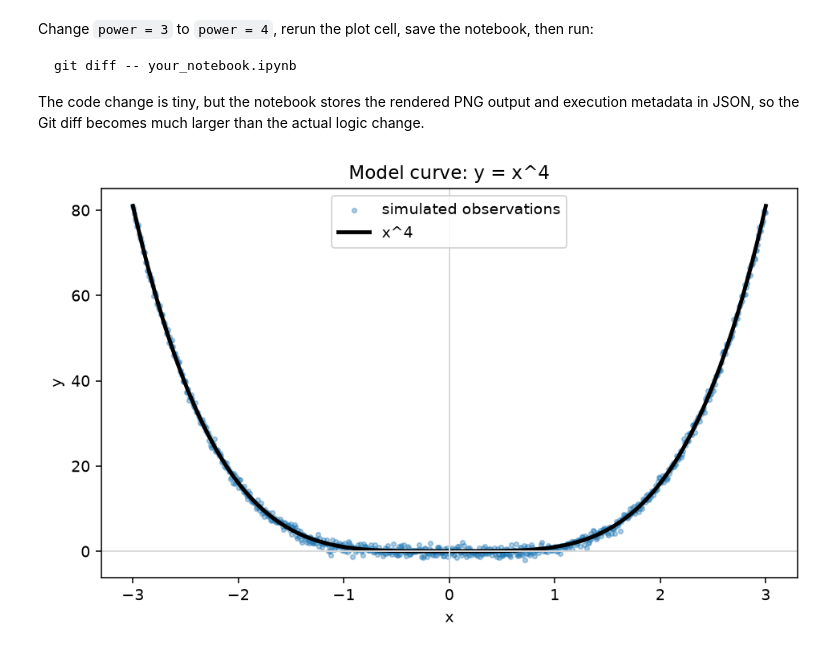
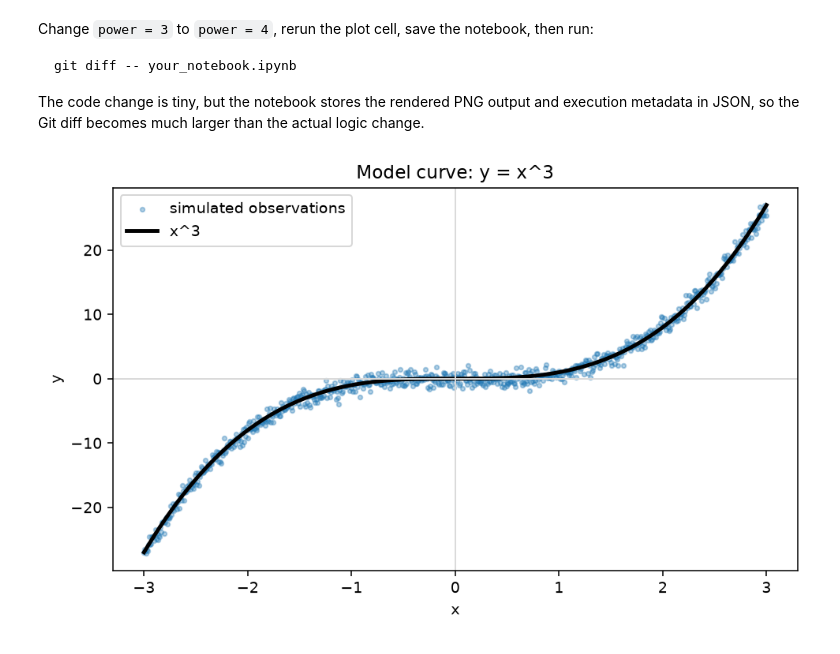
Before and after one commit to parulnith/marimo-course-prototype, a Jupyter notebook: course/notebooks/module-2/2_3_jupyter_diff_demo.ipynb, the cells around one changed output. Cells and saved outputs as stored; diff of their text form; code cells hidden in the pictures.

```diff
--- a/course/notebooks/module-2/2_3_jupyter_diff_demo.ipynb
+++ b/course/notebooks/module-2/2_3_jupyter_diff_demo.ipynb
@@ -16,22 +16,22 @@ git diff -- your_notebook.ipynb
 
 The code change is tiny, but the notebook stores the rendered PNG output and execution metadata in JSON, so the Git diff becomes much larger than the actual logic change.
 # %%
-power = 4
+power = 3
 
 rng = np.random.default_rng(7)
 x = np.linspace(-3, 3, 800)
 curve = x**power
 noisy_curve = curve + rng.normal(scale=0.8, size=x.size)
 
 fig, ax = plt.subplots(figsize=(8, 4.5), dpi=140)
 ax.scatter(x, noisy_curve, s=8, alpha=0.35, label="simulated observations")
 ax.plot(x, curve, color="black", linewidth=2.5, label=f"x^{power}")
 ax.axhline(0, color="0.85", linewidth=1)
 ax.axvline(0, color="0.85", linewidth=1)
 ax.set_title(f"Model curve: y = x^{power}")
 ax.set_xlabel("x")
 ax.set_ylabel("y")
 ax.legend()
 plt.show()
 # %% [output]
-[figure, old version]
+[figure, new version]
```
